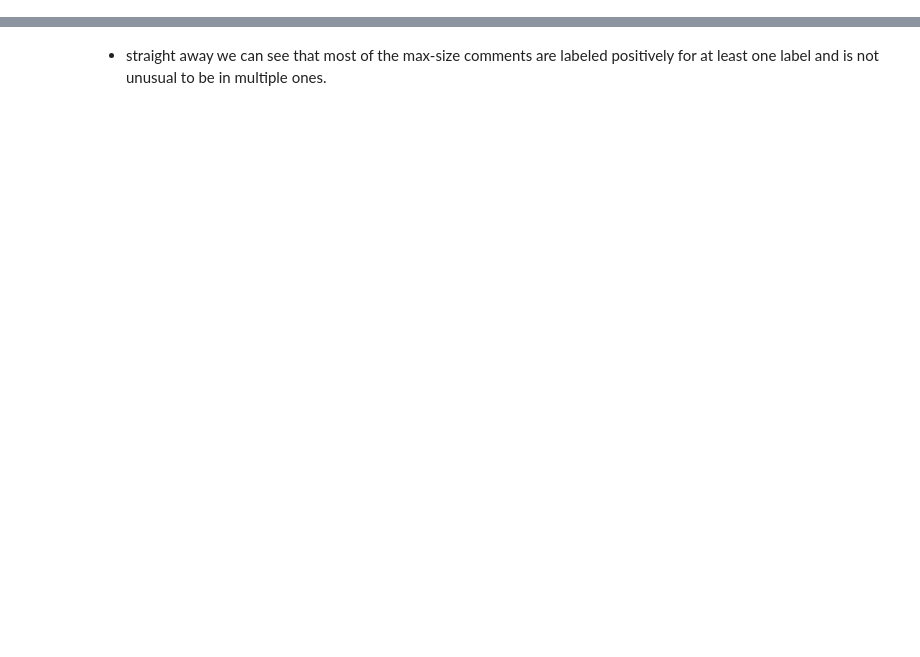
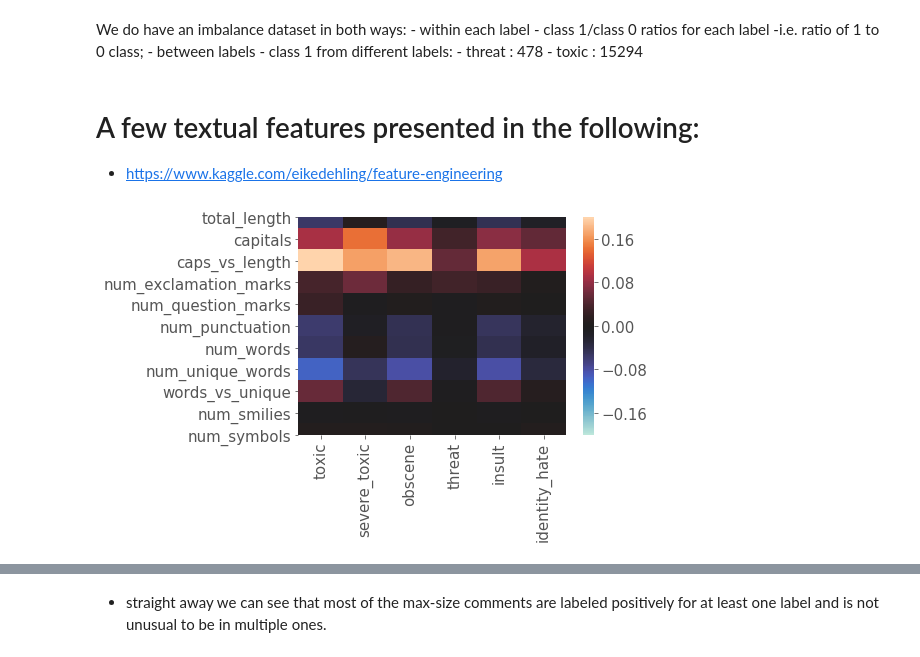
Before and after one commit to prbronze/Kaggle, a Jupyter notebook: toxic_comment_challenge/Notebooks/EDA.ipynb, the cells around one changed output, grey strips where cells are left out. Saved outputs shown, nothing was run; the diff lists cells and outputs as text; code cells hidden in the pictures; blank space fills up the shorter version.

```diff
--- a/toxic_comment_challenge/Notebooks/EDA.ipynb
+++ b/toxic_comment_challenge/Notebooks/EDA.ipynb
@@ -256,0 +19,10 @@ dtype: int64
+# %%
+treino = pd.read_csv('../.data/train.csv',index_col='id')
+teste = pd.read_csv('../.data/test.csv',index_col='id')
+
+Xtrain = treino[['comment_text']]
+ytrain = treino[['toxic', 'severe_toxic', 'obscene', 'threat', 'insult',
+       'identity_hate']]
+
+Xtest = teste[['comment_text']]
+labels = ytrain.columns.to_list()
@@ -256,0 +54,39 @@ dtype: int64
+# %% [markdown]
+We do have an imbalance dataset in both ways:
+    - within each label - class 1/class 0 ratios for each label -i.e. ratio of 1 to 0 class;
+    - between labels - class 1 from different labels:
+        - threat : 478
+        - toxic : 15294
+# %% [markdown]
+# A few textual features presented in the following:
+ - https://www.kaggle.com/eikedehling/feature-engineering
+# %%
+df = treino.copy()
+df['total_length'] = df['comment_text'].apply(len)
+df['capitals'] = df['comment_text'].apply(lambda comment: sum(1 for c in comment if c.isupper()))
+df['caps_vs_length'] = df.apply(lambda row: float(row['capitals'])/float(row['total_length']),
+                                axis=1)
+df['num_exclamation_marks'] = df['comment_text'].apply(lambda comment: comment.count('!'))
+df['num_question_marks'] = df['comment_text'].apply(lambda comment: comment.count('?'))
+df['num_punctuation'] = df['comment_text'].apply(
+    lambda comment: sum(comment.count(w) for w in '.,;:'))
+df['num_symbols'] = df['comment_text'].apply(
+    lambda comment: sum(comment.count(w) for w in '*&$%'))
+df['num_words'] = df['comment_text'].apply(lambda comment: len(comment.split()))
+df['num_unique_words'] = df['comment_text'].apply(
+    lambda comment: len(set(w for w in comment.split())))
+df['words_vs_unique'] = df['num_unique_words'] / df['num_words']
+df['num_smilies'] = df['comment_text'].apply(
+    lambda comment: sum(comment.count(w) for w in (':-)', ':)', ';-)', ';)')))
+
+features = ('total_length', 'capitals', 'caps_vs_length', 'num_exclamation_marks',
+            'num_question_marks', 'num_punctuation', 'num_words', 'num_unique_words',
+            'words_vs_unique', 'num_smilies', 'num_symbols')
+columns = ('toxic', 'severe_toxic', 'obscene', 'threat', 'insult', 'identity_hate')
+
+rows = [{c:df[f].corr(df[c]) for c in columns} for f in features]
+df_correlations = pd.DataFrame(rows, index=features)
+df_correlations.style.background_gradient(cmap='seismic',axis=0)
+ax = sns.heatmap(df_correlations, vmin=-0.2, vmax=0.2, center=0.0)
+# %% [output]
+[figure, added]
```
Also changed, not shown: parts of 39 cells of this notebook.
